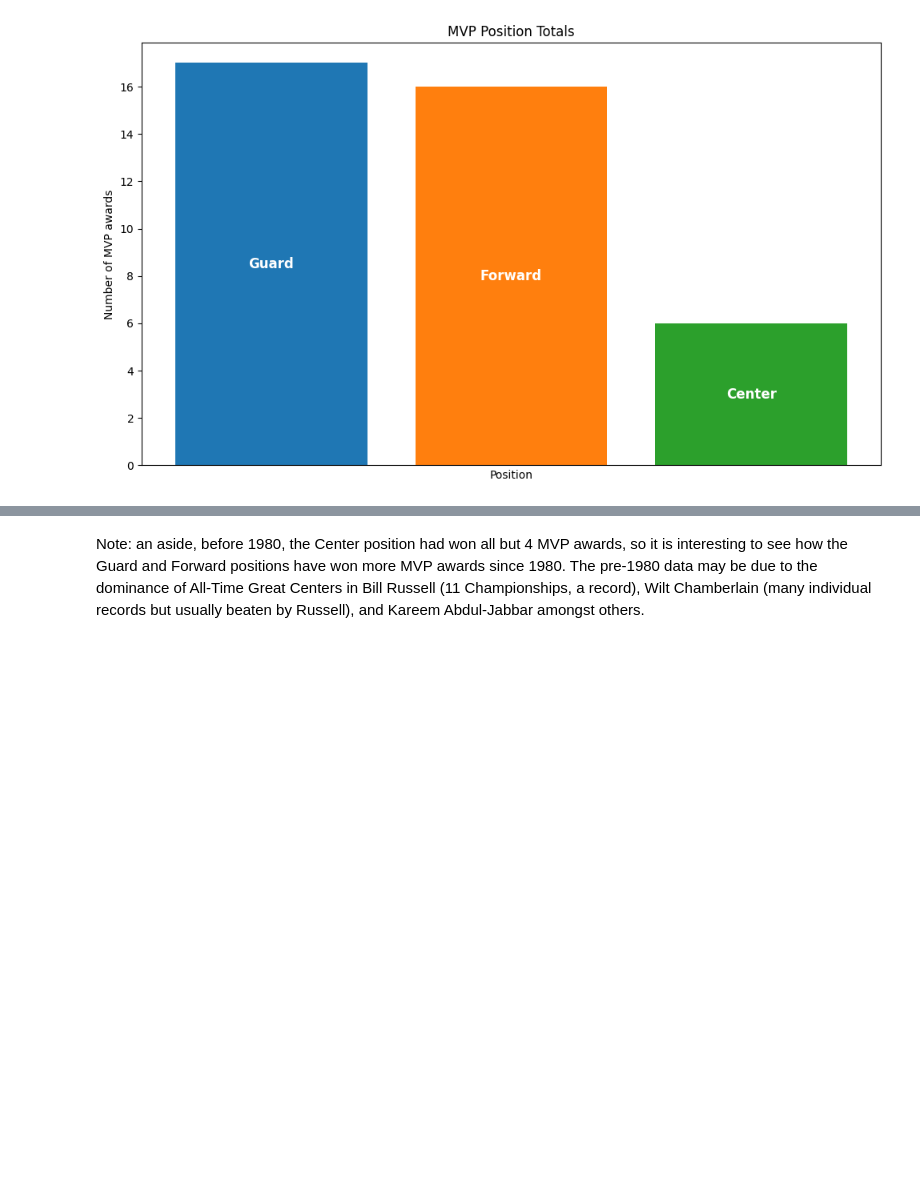
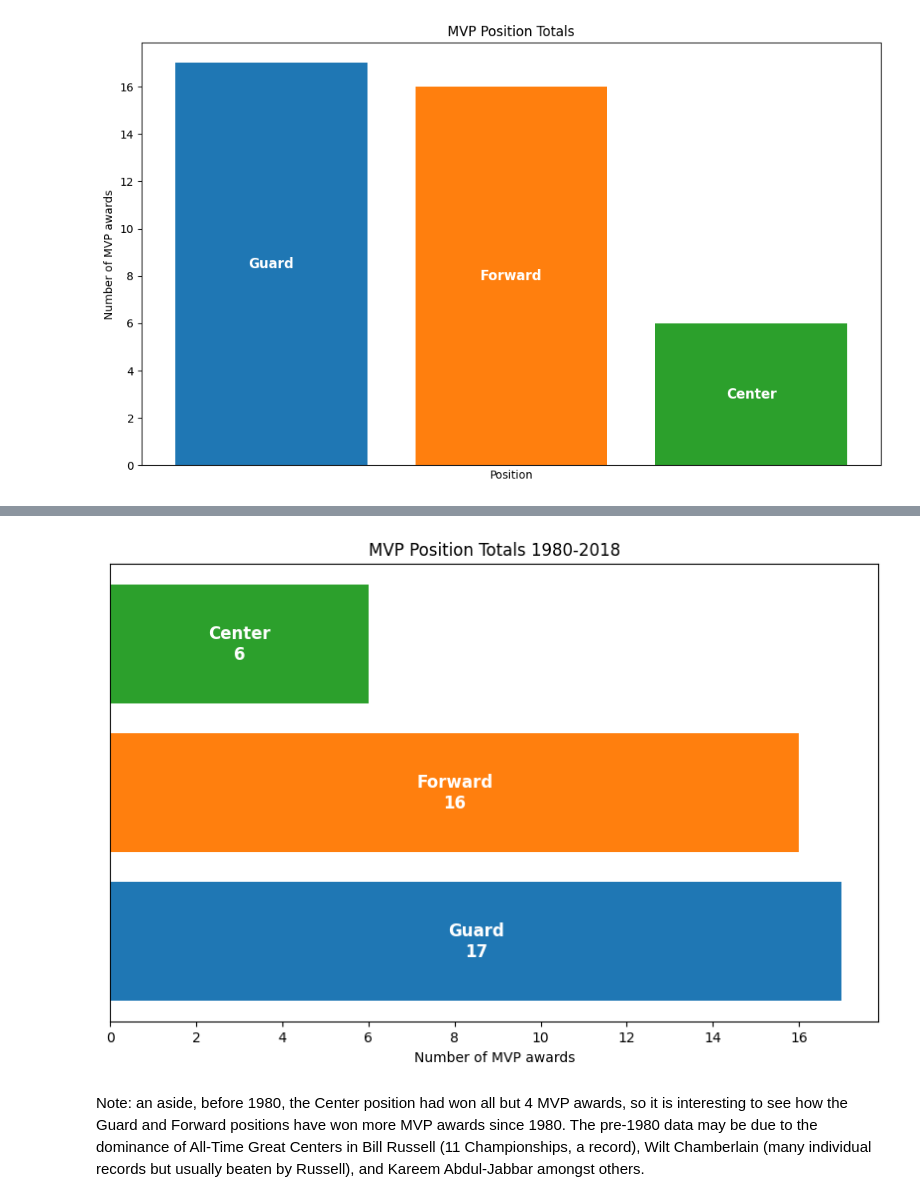
Before and after one commit to rmj9000/nba_analysis, a Jupyter notebook: jupyter_notebooks/05_matplotlib.ipynb, the cells around one changed output, grey strips where cells are left out. Cells and saved outputs as stored; diff of their text form; code cells hidden in the pictures; blank space fills up the shorter version.

Commit message:
Create a horizontal bar chart to display the number of MVP awards by position

```diff
--- a/jupyter_notebooks/05_matplotlib.ipynb
+++ b/jupyter_notebooks/05_matplotlib.ipynb
@@ -227,3 +233,32 @@ plt.show()
+# %%
+# Create the horizontal bar chart
+plt.figure(figsize=(10, 6))
+bars = plt.barh(position_counts.index, position_counts.values, color=bar_colors)
+plt.title('MVP Position Totals 1980-2018')
+plt.xlabel('Number of MVP awards')
+
+# Hide y-axis ticks and labels (optional)
+plt.yticks([])  # Removes tick labels
+plt.tick_params(axis='y', left=False)  # Removes tick marks
+
+# Add position name and count inside each bar
+for bar, label, count in zip(bars, position_counts.index, position_counts.values):
+    plt.text(
+        count / 2,                      # x-position (center of bar)
+        bar.get_y() + bar.get_height() / 2,  # y-position (center of bar)
+        f'{label}\n{count}',           # label text
+        ha='center',
+        va='center',
+        color='white',
+        fontsize=12,
+        fontweight='bold'
+    )
+
+# Save and show the chart
+plt.savefig('../data/outputs/images/mvp_position_horizontal_bar_chart.png', dpi=300, bbox_inches='tight')
+plt.show()
+# %% [output]
+[figure, added]
 # %% [markdown]
 Note: an aside, before 1980, the Center position had won all but 4 MVP awards, so it is interesting to see how the Guard and Forward positions have won more MVP awards since 1980. The pre-1980 data may be due to the dominance of All-Time Great Centers in Bill Russell (11 Championships, a record), Wilt Chamberlain (many individual records but usually beaten by Russell), and Kareem Abdul-Jabbar amongst others.
 # %% [markdown]
```
Also changed, not shown: parts of 3 cells of this notebook, 1 other file.
